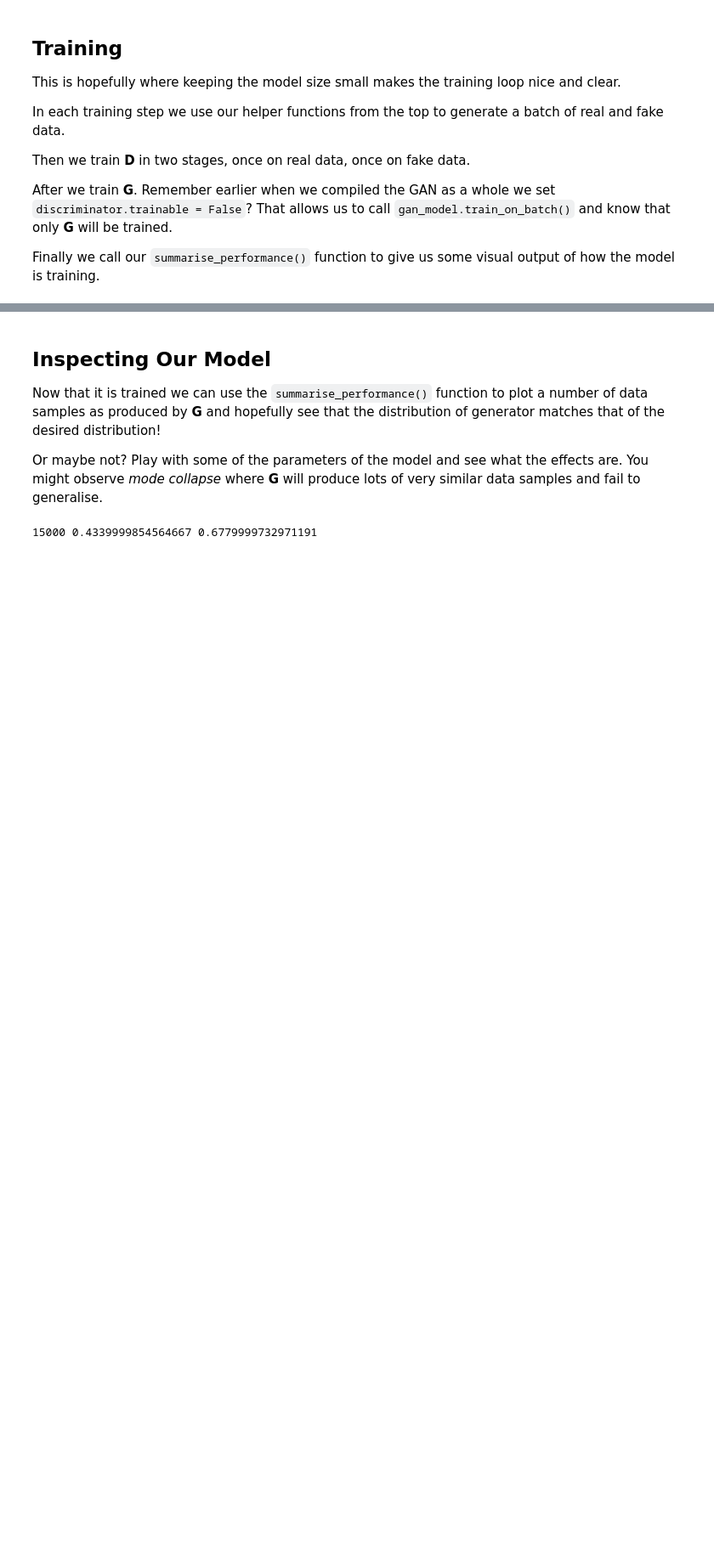
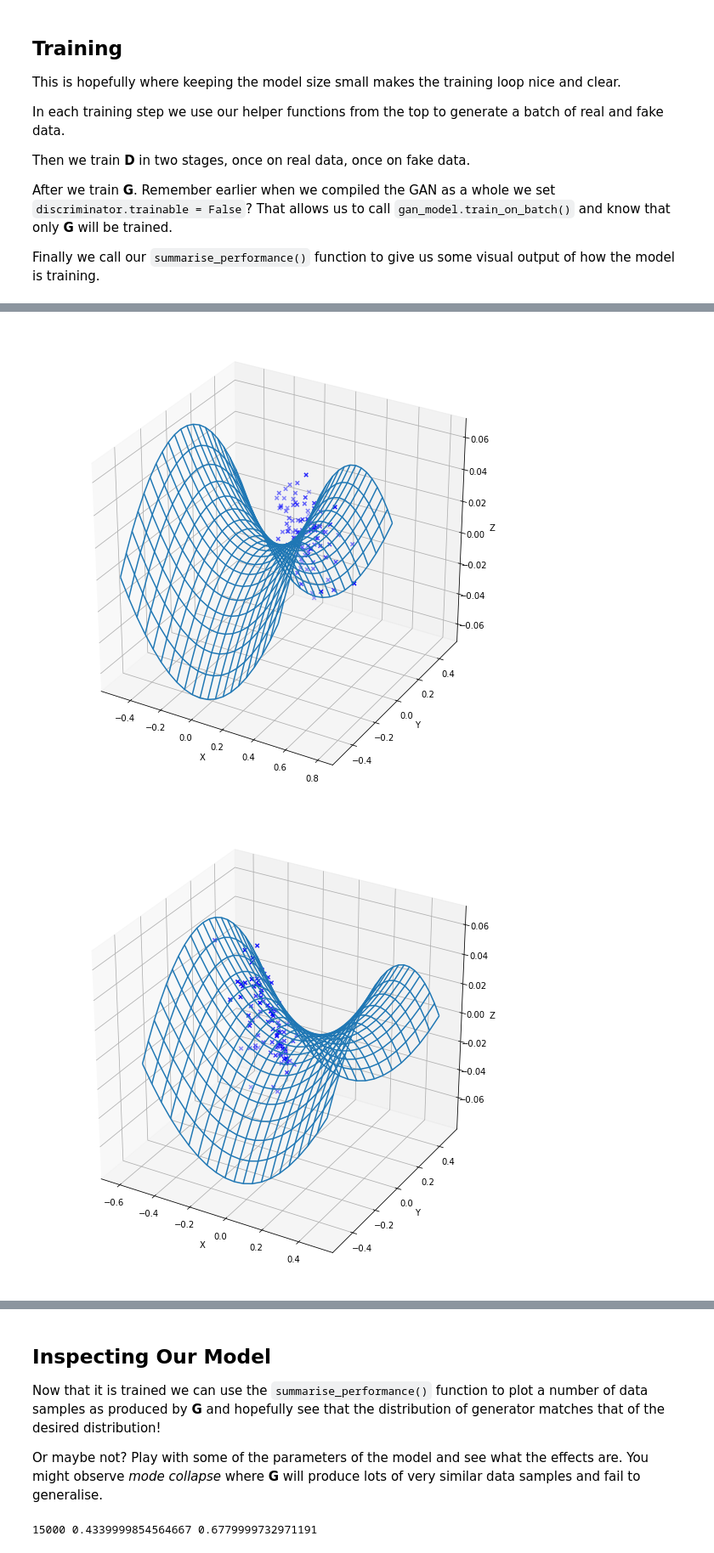
Before and after one commit to joshmurr/machine-learnings, a Jupyter notebook: cci-dsai/Simple_GAN_3D.ipynb, the cells around one changed output, grey strips where cells are left out. Shown at 85% size. Drawn from its saved outputs; the diff is of its cells as text; code cells hidden in the pictures; blank space fills up the shorter version.

```diff
--- a/cci-dsai/Simple_GAN_3D.ipynb
+++ b/cci-dsai/Simple_GAN_3D.ipynb
@@ -219,12 +223,6 @@ def train(g_model, d_model, gan_model,
         x_gen = generate_latent_points(latent_dim, n_batch)
         y_gen = np.ones((n_batch, 1))
         # Here we are only training G as D is frozen (see above)
-        gan_model.train_on_batch(x_gan, y_gan)
+        gan_model.train_on_batch(x_gen, y_gen)
         if (i+1) % n_eval == 0:
             summarise_performance(i, g_model, d_model, latent_dim)
-# %%
-latent_dim = 10
-discriminator = define_discriminator()
-generator = define_generator(latent_dim)
-gan_model = define_GAN(generator, discriminator)
-train(generator, discriminator, gan_model, latent_dim, n_epochs=12000, n_eval=1000)
@@ -244,0 +229,5 @@ train(generator, discriminator, gan_model, latent_dim, n_epochs=12000, n_eval=10
+# %%
+train(generator, discriminator, gan_model, latent_dim, n_epochs=1000, n_eval=100)
+# %% [output]
+[figure, added]
+[figure, added]
```
Also changed, not shown: parts of 5 cells of this notebook.
